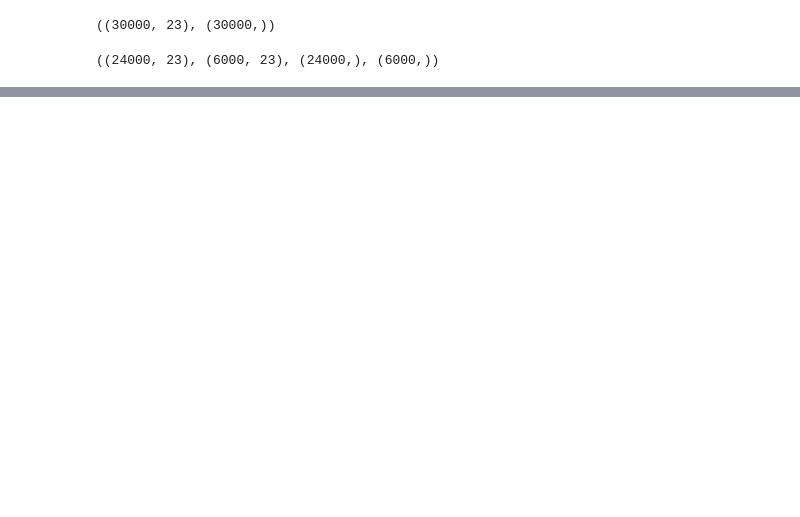
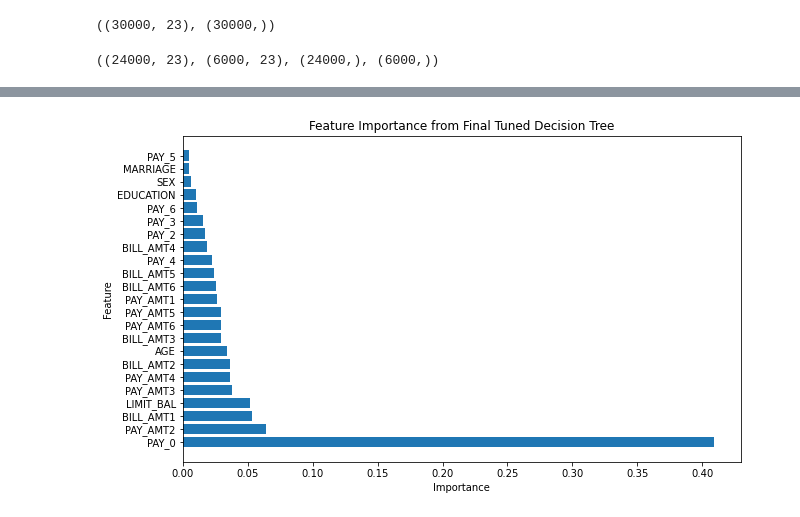
Before and after one commit to Aby-12/Credit-default-prediction-project, a Jupyter notebook: notebook.ipynb, the cells around one changed output, grey strips where cells are left out. Drawn from its saved outputs; the diff is of its cells as text; code cells hidden in the pictures; blank space fills up the shorter version.

```diff
--- a/notebook.ipynb
+++ b/notebook.ipynb
@@ -436,0 +942,26 @@ X_train.shape, X_test.shape, y_train.shape, y_test.shape
+# %%
+# Feature importance from the final tuned decision tree
+import pandas as pd
+import matplotlib.pyplot as plt
+
+# Get feature importance
+feature_importance = best_tree.feature_importances_
+
+# Create a DataFrame with feature names and importance values
+features_df = pd.DataFrame({
+    'Feature': X.columns,
+    'Importance': feature_importance
+})
+
+# Sort the DataFrame by importance
+features_df = features_df.sort_values(by='Importance', ascending=False)
+
+# Plot the feature importance
+plt.figure(figsize=(10, 6))
+plt.barh(features_df['Feature'], features_df['Importance'])
+plt.xlabel('Importance')
+plt.ylabel('Feature')
+plt.title('Feature Importance from Final Tuned Decision Tree')
+plt.show()
+# %% [output]
+[figure, added]
```
Also changed, not shown: parts of 29 cells of this notebook.
